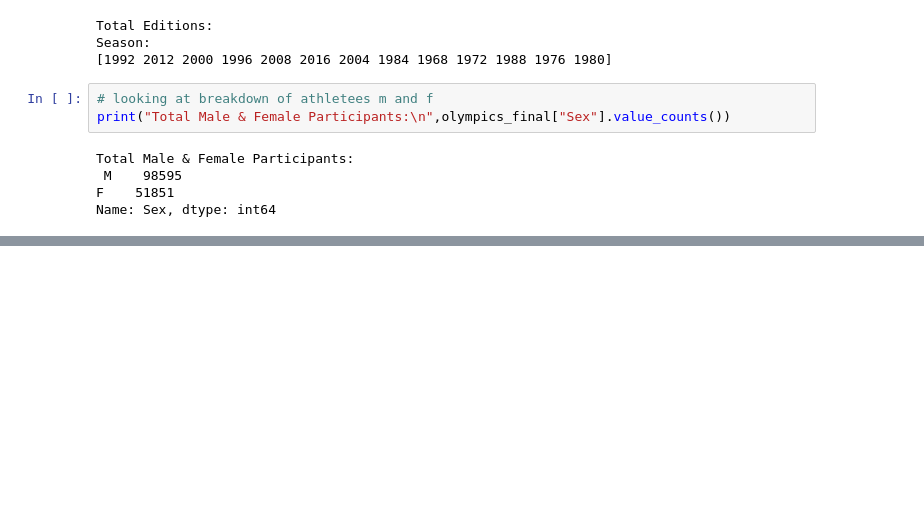
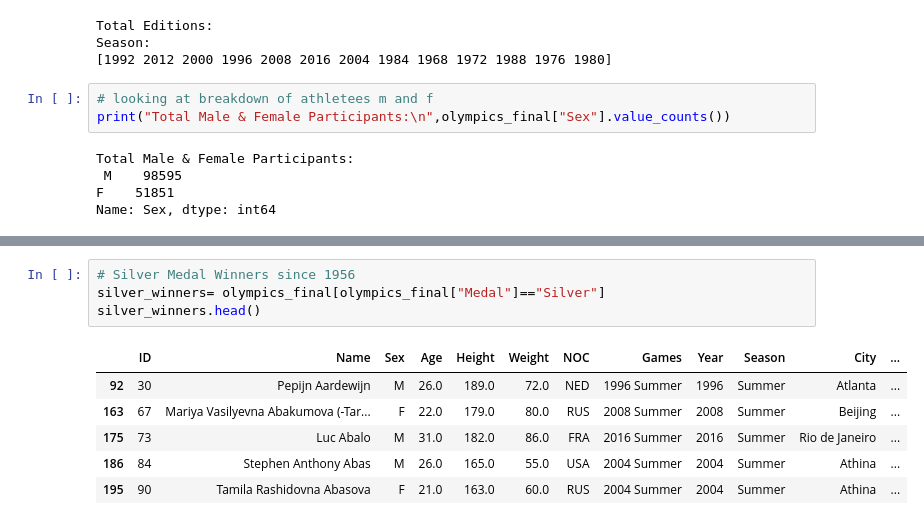
Before and after one commit to ColmRy/UCDPAColm-Ryan, a Jupyter notebook: MyProject.ipynb, the cells around one changed output, grey strips where cells are left out. Cells and saved outputs as stored; diff of their text form; blank space fills up the shorter version.

```diff
--- a/MyProject.ipynb
+++ b/MyProject.ipynb
@@ -234,0 +246,11 @@ Name: Sex, dtype: int64
+# %%
+# Silver Medal Winners since 1956
+silver_winners= olympics_final[olympics_final["Medal"]=="Silver"]
+silver_winners.head()
+# %% [output]
+|  | ID | Name | Sex | Age | Height | Weight | NOC | Games | Year | Season | City | ... |
+| 92 | 30 | Pepijn Aardewijn | M | 26.0 | 189.0 | 72.0 | NED | 1996 Summer | 1996 | Summer | Atlanta | ... |
+| 163 | 67 | Mariya Vasilyevna Abakumova (-Tar... | F | 22.0 | 179.0 | 80.0 | RUS | 2008 Summer | 2008 | Summer | Beijing | ... |
+| 175 | 73 | Luc Abalo | M | 31.0 | 182.0 | 86.0 | FRA | 2016 Summer | 2016 | Summer | Rio de Janeiro | ... |
+| 186 | 84 | Stephen Anthony Abas | M | 26.0 | 165.0 | 55.0 | USA | 2004 Summer | 2004 | Summer | Athina | ... |
+| 195 | 90 | Tamila Rashidovna Abasova | F | 21.0 | 163.0 | 60.0 | RUS | 2004 Summer | 2004 | Summer | Athina | ... |
```
Also changed, not shown: parts of 7 cells of this notebook.
